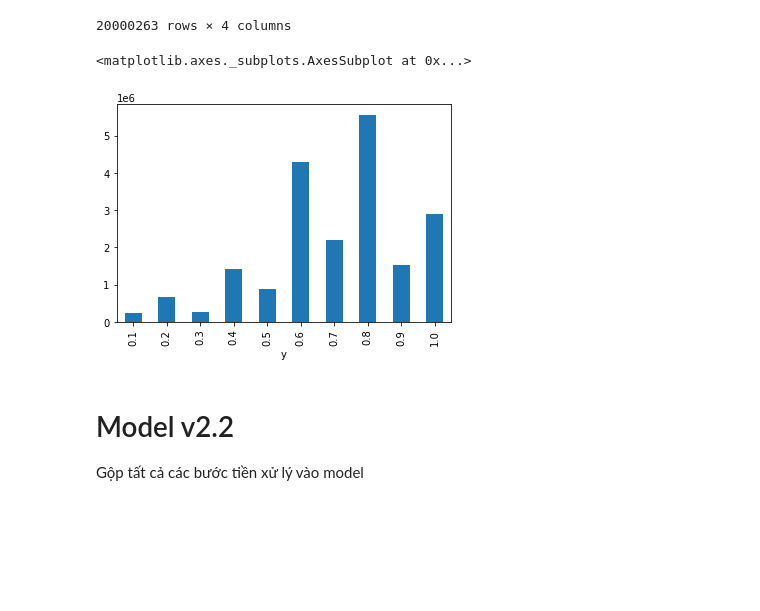
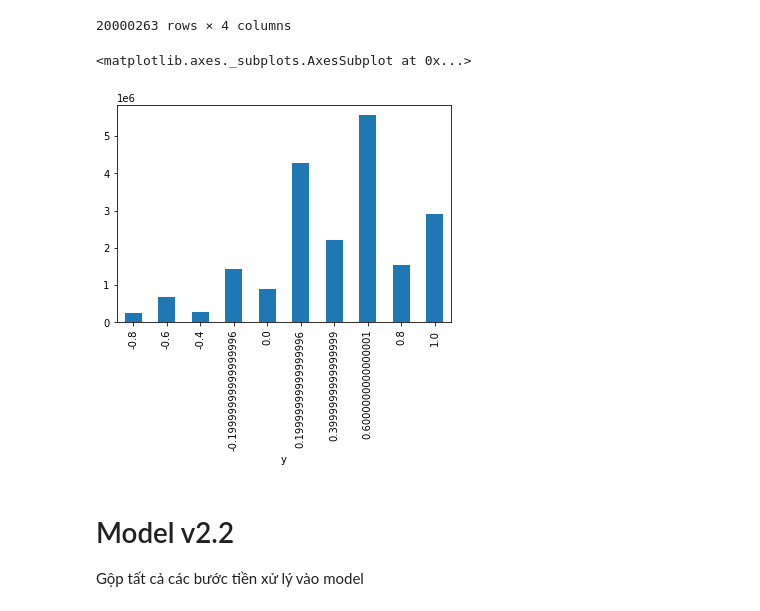
Before and after one commit to quanvu0996/TF_cert_training, a Jupyter notebook: v2_2_ML20M_sequence.ipynb, the cells around one changed output. Drawn from its saved outputs; the diff is of its cells as text; code cells hidden in the pictures; blank space fills up the shorter version.

```diff
--- a/v2_2_ML20M_sequence.ipynb
+++ b/v2_2_ML20M_sequence.ipynb
@@ -65,13 +65,13 @@ ratings
 20000263 rows × 4 columns
 # %%
 # Normalize rating về dạng -1 -> 1 (-1 = ghét, 1 = thích)
-ratings["y"] = ratings["rating"]/5
+ratings["y"] = ratings["rating"]/2.5-1
 
 # Kiểm tra rating trong khoảng -1 -> 1
 ratings.groupby("y")["y"].count().plot(kind='bar')
 # %% [output]
 <matplotlib.axes._subplots.AxesSubplot at 0x...>
-[figure, old version]
+[figure, new version]
 # %% [markdown]
 # Model v2.2
 Gộp tất cả các bước tiền xử lý vào model
```
Also changed, not shown: parts of 22 cells of this notebook.
